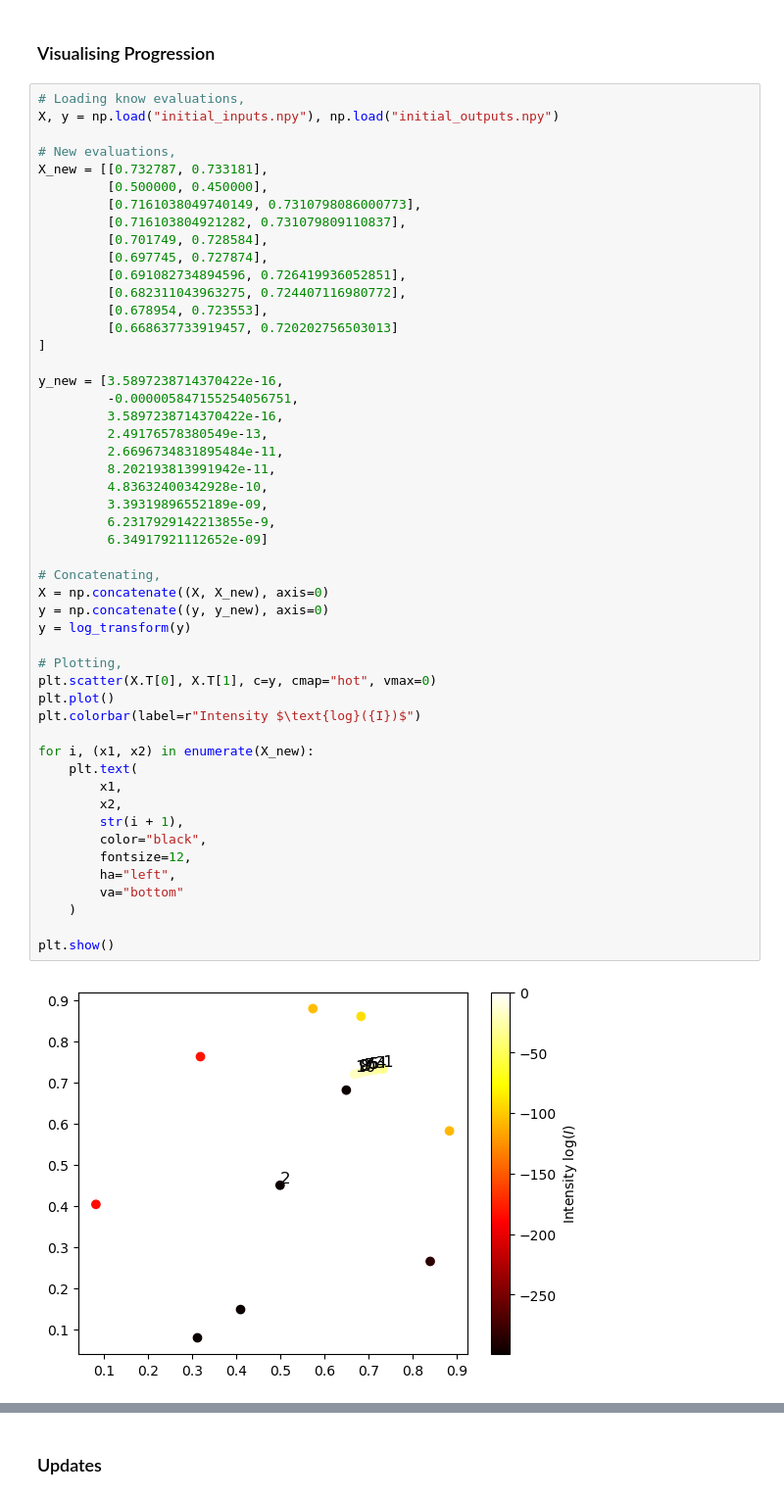
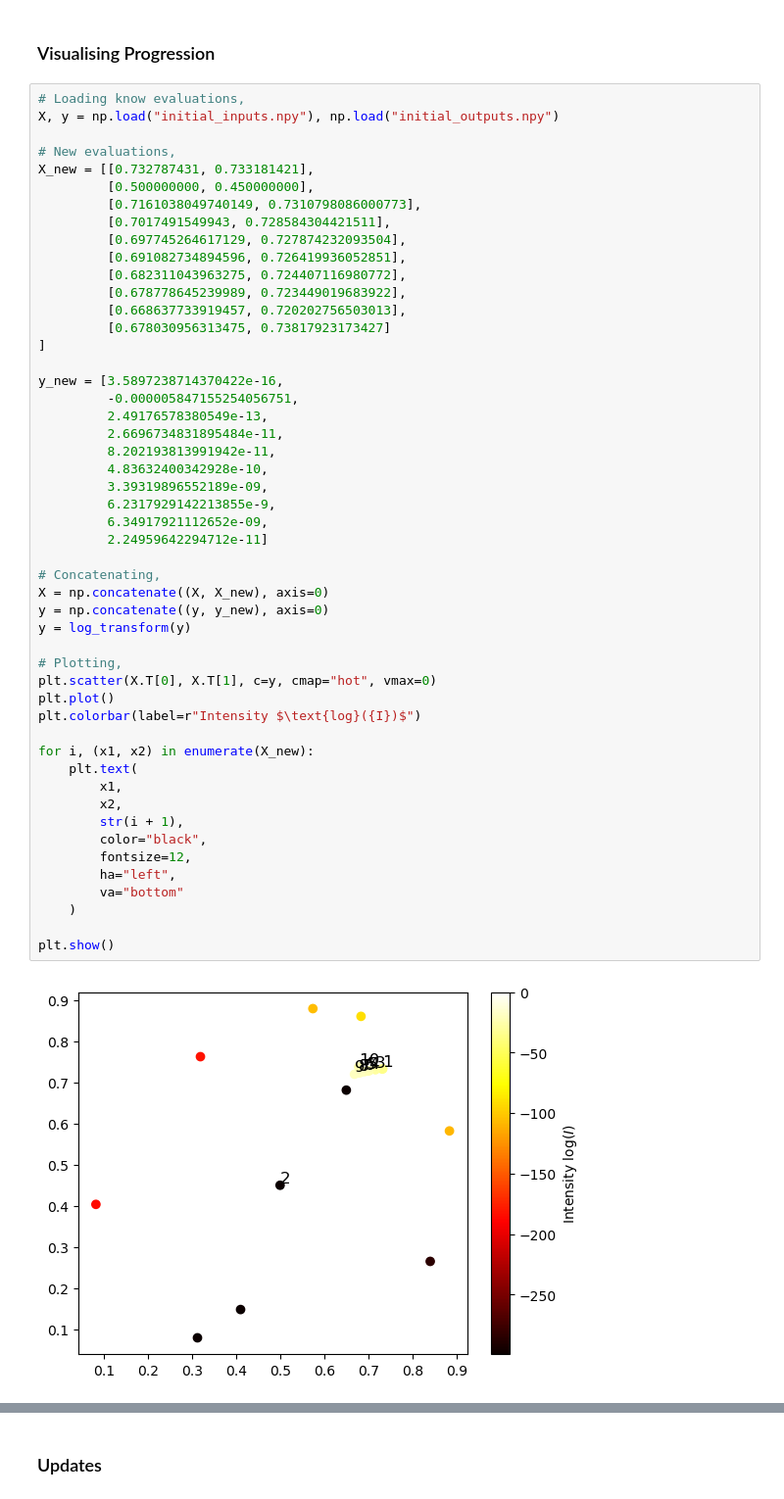
Before and after one commit to prithvi-ramrucha/Capstone-Project, a Jupyter notebook: Function 1/Function 1.ipynb, the cells around one changed output, grey strips where cells are left out. Shown at 98% size. Drawn from its saved outputs; the diff is of its cells as text.

```diff
--- a/Function 1/Function 1.ipynb
+++ b/Function 1/Function 1.ipynb
@@ -198,53 +198,53 @@ print(create_query_string(point_query))
 X, y = np.load("initial_inputs.npy"), np.load("initial_outputs.npy")
 
 # New evaluations,
-X_new = [[0.732787, 0.733181],
-         [0.500000, 0.450000],
+X_new = [[0.732787431, 0.733181421],
+         [0.500000000, 0.450000000],
          [0.7161038049740149, 0.7310798086000773],
-         [0.716103804921282, 0.731079809110837],
-         [0.701749, 0.728584],
-         [0.697745, 0.727874],
+         [0.7017491549943, 0.728584304421511],
+         [0.697745264617129, 0.727874232093504],
          [0.691082734894596, 0.726419936052851],
          [0.682311043963275, 0.724407116980772],
-         [0.678954, 0.723553],
-         [0.668637733919457, 0.720202756503013]
+         [0.678778645239989, 0.723449019683922],
+         [0.668637733919457, 0.720202756503013],
+         [0.678030956313475, 0.73817923173427]
 ]
 
 y_new = [3.5897238714370422e-16,
          -0.000005847155254056751,
-         3.5897238714370422e-16,
          2.49176578380549e-13,
          2.6696734831895484e-11,
          8.202193813991942e-11,
          4.83632400342928e-10,
          3.39319896552189e-09,
          6.2317929142213855e-9,
-         6.34917921112652e-09]
+         6.34917921112652e-09,
+         2.24959642294712e-11]
 
 # Concatenating,
 X = np.concatenate((X, X_new), axis=0)
 y = np.concatenate((y, y_new), axis=0)
 y = log_transform(y)
 
 # Plotting,
 plt.scatter(X.T[0], X.T[1], c=y, cmap="hot", vmax=0)
 plt.plot()
 plt.colorbar(label=r"Intensity $\text{log}({I})$")
 
 for i, (x1, x2) in enumerate(X_new):
     plt.text(
         x1,
         x2,
         str(i + 1),
         color="black",
         fontsize=12,
         ha="left",
         va="bottom"
     )
 
 plt.show()
 # %% [output]
-[figure, old version]
+[figure, new version]
 # %%
 y
 # %% [output]
```
Also changed, not shown: parts of 4 cells of this notebook, 21 other files.
